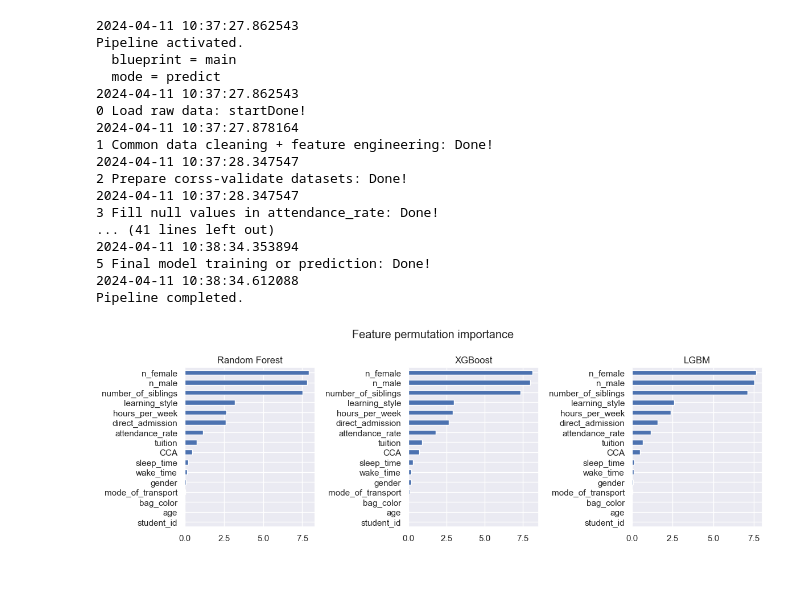
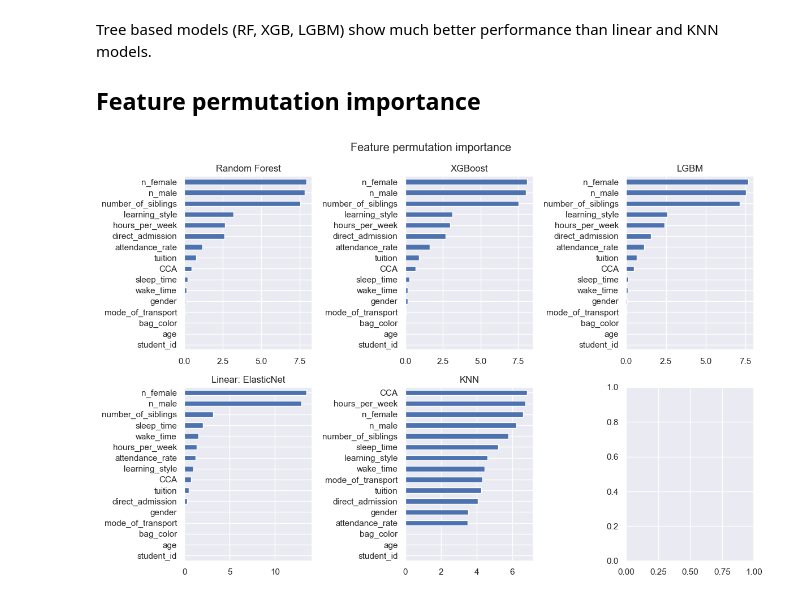
Before and after one commit to ustcer1984/Data-analytics-projects, a Jupyter notebook: p004 student score prediction/model_comparison.ipynb, the cells around one changed output. Cells and saved outputs as stored; diff of their text form; code cells hidden in the pictures.

```diff
--- a/p004 student score prediction/model_comparison.ipynb
+++ b/p004 student score prediction/model_comparison.ipynb
@@ -9,8 +18,12 @@ import pickle
 # %%
+# load kwargs from ./params/*.json
 kwargs_RF = json.load(open('./params/RF.json', 'r'))
 kwargs_XGB = json.load(open('./params/XGB.json', 'r'))
 kwargs_LGBM = json.load(open('./params/LGBM.json', 'r'))
+kwargs_Linear = json.load(open('./params/Linear.json', 'r'))
+kwargs_KNN = json.load(open('./params/KNN.json', 'r'))
 # %%
+# load trained pipelines from ./output/train/*.pickle
 RF = pickle.load(open(
     './output/train/n1K_ScorePipelineRF.pickle',
     'br'
@@ -23,3 +36,11 @@ LGBM = pickle.load(open(
     './output/train/n1K_ScorePipelineLGBM.pickle',
     'br'
 ))
+Linear = pickle.load(open(
+    './output/train/n1K_ScorePipelineLinear.pickle',
+    'br'
+))
+KNN = pickle.load(open(
+    './output/train/n1K_ScorePipelineKNN.pickle',
+    'br'
+))
@@ -26,35 +121,30 @@ LGBM = pickle.load(open(
+# %% [markdown]
+Tree based models (RF, XGB, LGBM) show much better performance than linear and KNN models.
+
+## Feature permutation importance
 # %%
+%%capture --no-stderr
+# calculate permutation importance
 RF_permu = RF.permu_importance(**kwargs_RF)
 XGB_permu = XGB.permu_importance(**kwargs_XGB)
 LGBM_permu = LGBM.permu_importance(**kwargs_LGBM)
+Linear_permu = Linear.permu_importance(**kwargs_Linear)
+KNN_permu = KNN.permu_importance(**kwargs_KNN)
-# %% [output]
-2024-04-11 10:37:27.862543
-Pipeline activated.
-  blueprint = main
-  mode = predict
-2024-04-11 10:37:27.862543
-0 Load raw data: startDone!
-2024-04-11 10:37:27.878164
-1 Common data cleaning + feature engineering: Done!
-2024-04-11 10:37:28.347547
-2 Prepare corss-validate datasets: Done!
-2024-04-11 10:37:28.347547
-3 Fill null values in attendance_rate: Done!
-... (41 lines left out)
-2024-04-11 10:38:34.353894
-5 Final model training or prediction: Done!
-2024-04-11 10:38:34.612088
-Pipeline completed.
 # %%
-fig, axs = plt.subplots(1, 3, figsize=(12, 4))
-RF_permu.plot.barh(ax=axs[0])
-XGB_permu.plot.barh(ax=axs[1])
-LGBM_permu.plot.barh(ax=axs[2])
+# plot permutation importance
+fig, axs = plt.subplots(2, 3, figsize=(12, 8))
+RF_permu.plot.barh(ax=axs[0, 0])
+XGB_permu.plot.barh(ax=axs[0, 1])
+LGBM_permu.plot.barh(ax=axs[0, 2])
+Linear_permu.plot.barh(ax=axs[1, 0])
+KNN_permu.plot.barh(ax=axs[1, 1])
 fig.suptitle('Feature permutation importance')
-axs[0].set_title('Random Forest')
-axs[1].set_title('XGBoost')
-axs[2].set_title('LGBM')
+axs[0, 0].set_title('Random Forest')
+axs[0, 1].set_title('XGBoost')
+axs[0, 2].set_title('LGBM')
+axs[1, 0].set_title('Linear: ElasticNet')
+axs[1, 1].set_title('KNN')
 fig.tight_layout()
 plt.show()
 # %% [output]
-[figure, old version]
+[figure, new version]
```
Also changed, not shown: parts of 17 cells of this notebook, 13 other files.
